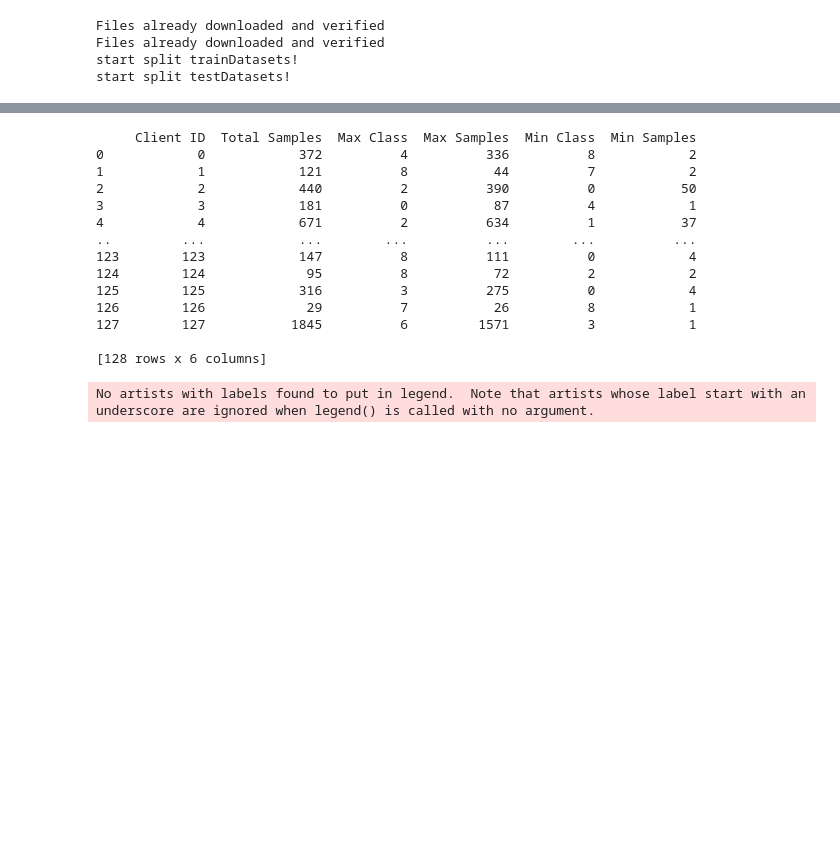
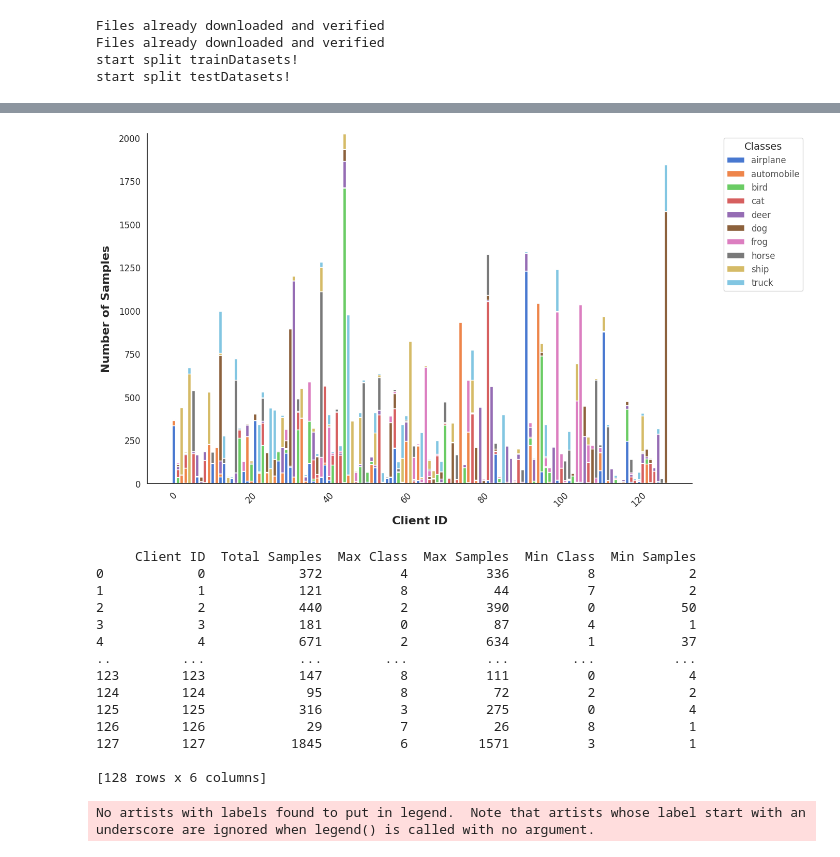
Before and after one commit to buaaYYC/fed_OU, a Jupyter notebook: 数据集分布.ipynb, the cells around one changed output, grey strips where cells are left out. Cells and saved outputs as stored; diff of their text form; code cells hidden in the pictures; blank space fills up the shorter version.

Commit message:
plot

```diff
--- a/数据集分布.ipynb
+++ b/数据集分布.ipynb
@@ -115,3 +97,59 @@ plt.show()
+# %%
+import matplotlib.pyplot as plt
+import seaborn as sns
+import pandas as pd
+import numpy as np
+
+# 客户端数据分布字典（假设 distribution_dict 变量已提供）
+data_distribution = distribution_dict
+
+# 类别标签
+class_labels = ['airplane', 'automobile', 'bird', 'cat', 'deer', 'dog', 'frog', 'horse', 'ship', 'truck']
+
+# 将数据转化为pandas DataFrame
+df = pd.DataFrame(data_distribution).fillna(0).astype(int).T
+df.columns = class_labels  # 使用真实的类别标签
+
+# 设置Nature风格
+sns.set(style="white", palette="muted")
+plt.rcParams.update({'font.size': 14, 'font.family': 'sans-serif', 'axes.labelweight': 'bold'})
+
+# 创建堆叠条形图
+fig, ax = plt.subplots(figsize=(14, 8))
+bottom = np.zeros(len(df))
+colors = sns.color_palette("muted", n_colors=10)
+
+# 绘制每个类别的堆叠条形图
+for i, col in enumerate(df.columns):
+    ax.bar(df.index, df[col], bottom=bottom, color=colors[i], label=col)
+    bottom += df[col]
+
+# 设置标题、标签和图例
+ax.set_xlabel('Client ID', fontsize=16, labelpad=10, weight='bold')
+ax.set_ylabel('Number of Samples', fontsize=16, labelpad=10, weight='bold')
+ax.legend(title='Classes', bbox_to_anchor=(1.05, 1), loc='upper left', fontsize=12, title_fontsize=14)
+
+# 调整图例的透明度和布局
+for legend_item in ax.get_legend().get_texts():
+    legend_item.set_alpha(0.8)
+
+# 自定义ticks
+ax.tick_params(axis='x', labelsize=12, rotation=45)
+ax.tick_params(axis='y', labelsize=12)
+
+# 去掉顶部和右侧的边框
+sns.despine()
+
+# 调整布局以适应长标签和图例
+plt.tight_layout()
+
+# 保存图像
+plt.savefig('client_data_distribution_nature_style.png', dpi=300)
+
+# 显示图像
+plt.show()
+# %% [output]
+[figure, added]
 # %%
 import pandas as pd
 
```
Also changed, not shown: parts of 2 cells of this notebook, 9 other files.
